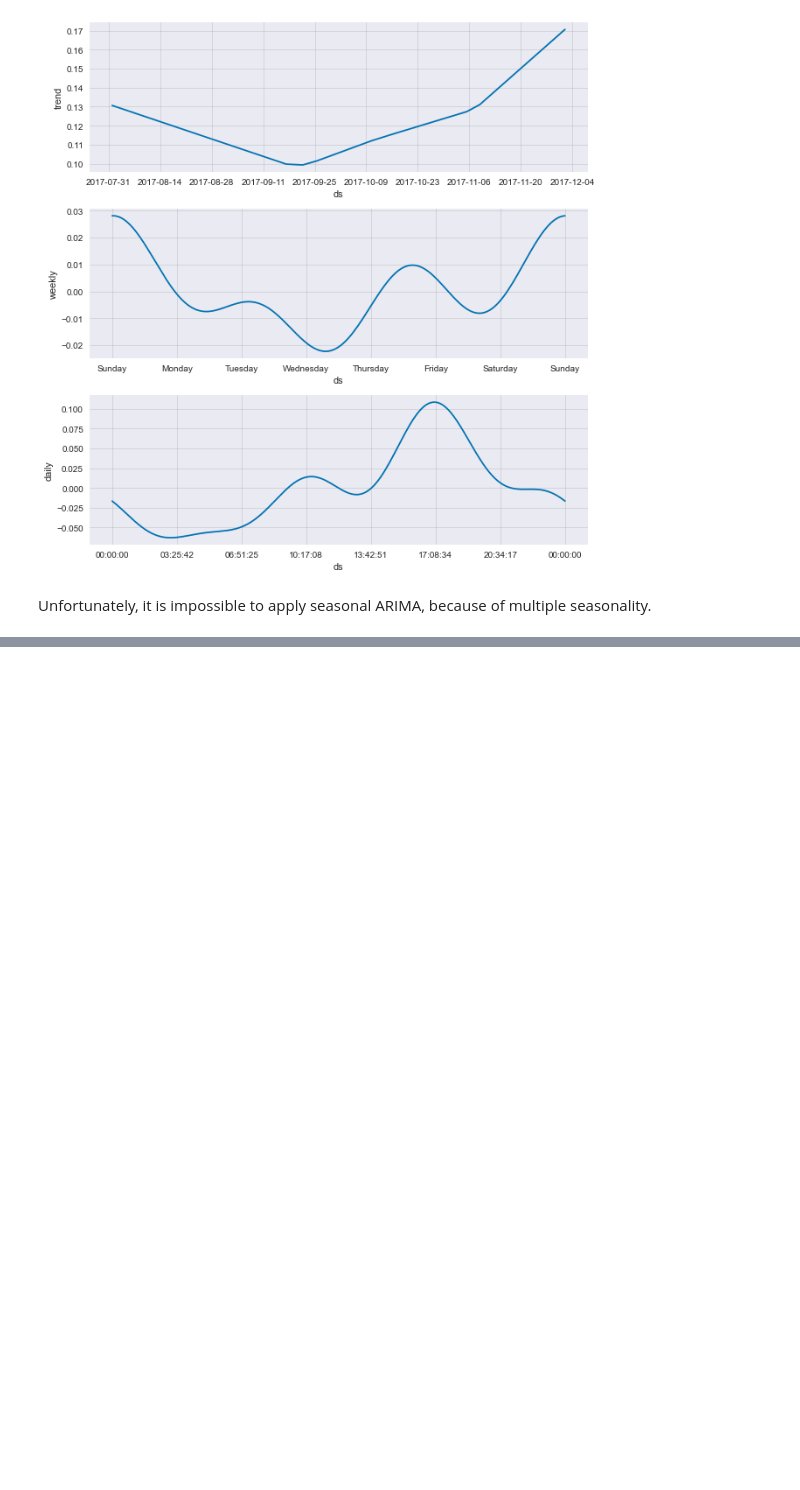
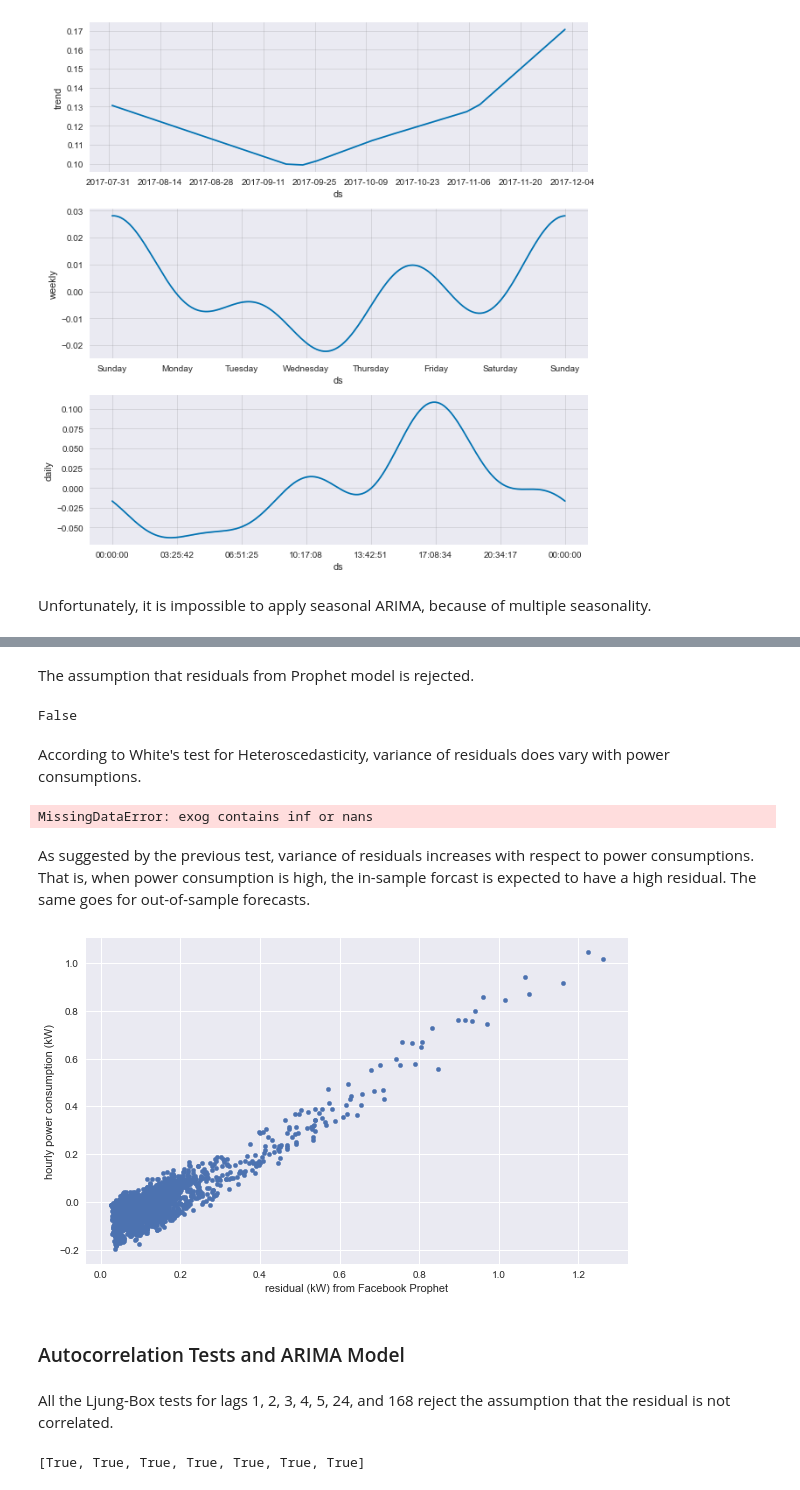
Before and after one commit to edxu96/elec_consumption, a Jupyter notebook: 01_forecast.ipynb, the cells around one changed output, grey strips where cells are left out. Cells and saved outputs as stored; diff of their text form; code cells hidden in the pictures; blank space fills up the shorter version.

Commit message:
Tests for residuals from Prophet and daily profile (#101)

```diff
--- a/01_forecast.ipynb
+++ b/01_forecast.ipynb
@@ -236,6 +236,21 @@ df_future = mod['zeroHourFb'].make_future_dataframe(
     periods=24, freq='H', include_history=True
 )
 df_forecast = mod['zeroHourFb'].predict(df_future)
+# %%
+#hide
+# Store endogenous variables, in-sample predictions, and residuals in one dataframe.
+data['zeroHourFbResid'] = df_forecast.loc[
+    df_forecast['ds'] < Timestamp('2017-12-01 00:00:00'),
+    ['ds', 'yhat']
+]
+data['zeroHourFbResid'].set_index('ds', inplace=True)
+data['zeroHourFbResid'].index.name = 'datetime'
+data['zeroHourFbResid']['y'] = data['zeroHour']
+data['zeroHourFbResid']['resid'] = data['zeroHourFbResid']['y'] - data['zeroHourFbResid']['yhat']
+
+# Drop rows with NaN.
+# data['zeroHourFbResid'].dropna(inplace=True)
+# assert data['zeroHourFbResid'].shape == (2664, 3)
 # %% [markdown]
 For example, out-of-sample forecasts for future 4 hours are:
 # %%
@@ -276,0 +292,38 @@ Unfortunately, it is impossible to apply seasonal ARIMA, because of multiple sea
+# %% [markdown]
+The assumption that residuals from Prophet model is rejected.
+# %%
+#hide_input
+sms.jarque_bera(data['zeroHourFbResid']['resid'])[1] < 0.05
+# %% [output]
+False
+# %% [markdown]
+According to White's test for Heteroscedasticity, variance of residuals does vary with power consumptions.
+# %%
+#hide_input
+sms.het_white(
+    data['zeroHourFbResid']['resid'], add_constant(data['zeroHourFbResid']['y'])
+)[1] < 0.05
+# %% [output]
+MissingDataError: exog contains inf or nans
+# %% [markdown]
+As suggested by the previous test, variance of residuals increases with respect to power consumptions. That is, when power consumption is high, the in-sample forcast is expected to have a high residual. The same goes for out-of-sample forecasts.
+# %%
+ax = data['zeroHourFbResid'].plot(x='y', y='resid', kind='scatter');
+ax.set_xlabel("residual (kW) from Facebook Prophet");
+ax.set_ylabel("hourly power consumption (kW)");
+# %% [output]
+[figure, added]
+# %% [markdown]
+### Autocorrelation Tests and ARIMA Model
+# %% [markdown]
+All the Ljung-Box tests for lags 1, 2, 3, 4, 5, 24, and 168 reject the assumption that the residual is not correlated.
+# %%
+#hide_input
+[
+    pvalue < 0.05
+    for pvalue in sms.acorr_ljungbox(
+        data['zeroHourFbResid']['resid'].fillna(0), lags=[1, 2, 3, 4, 5, 24, 168]
+    )[1].tolist()
+]
+# %% [output]
+[True, True, True, True, True, True, True]
```
Also changed, not shown: parts of 11 cells of this notebook, 1 other file.
